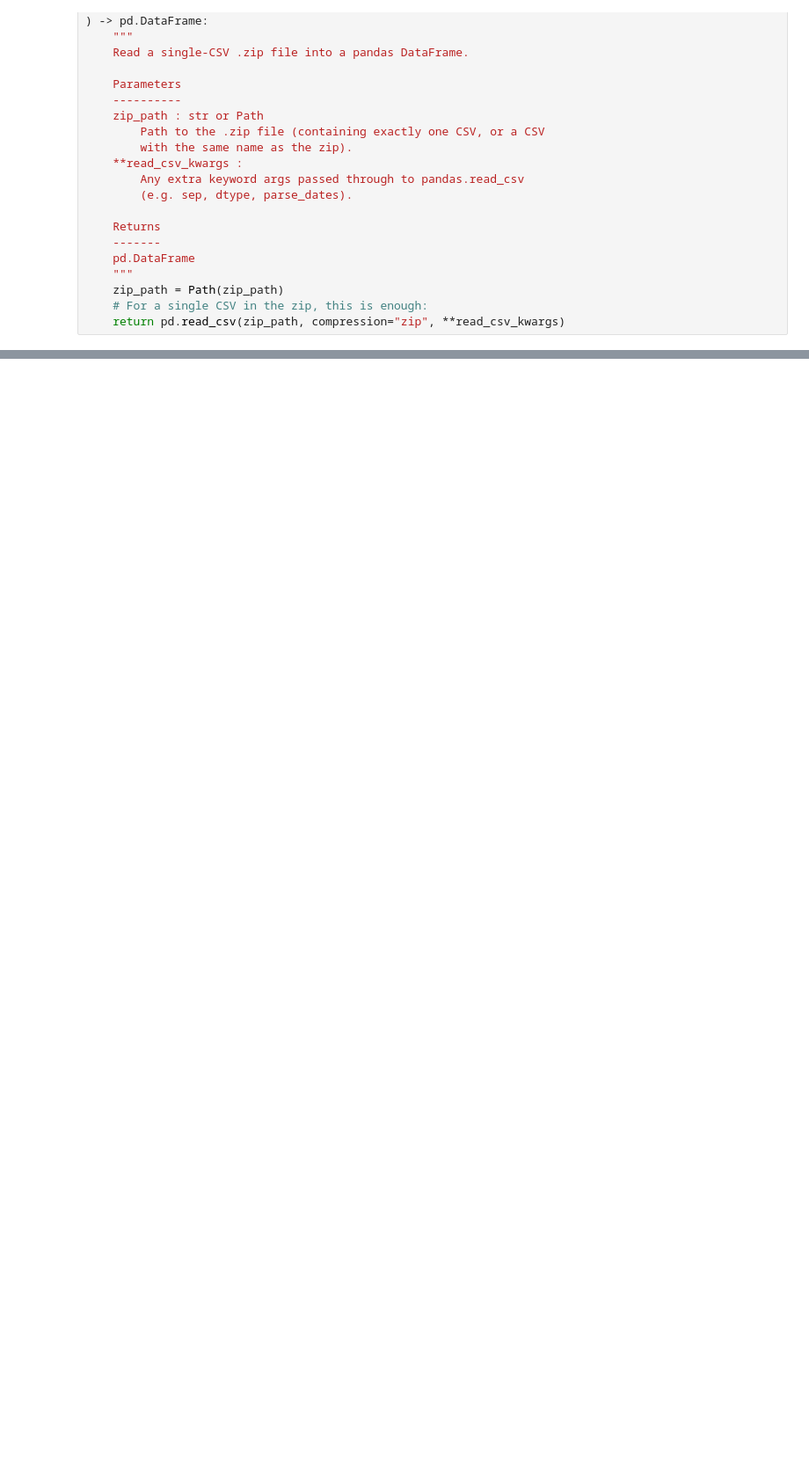
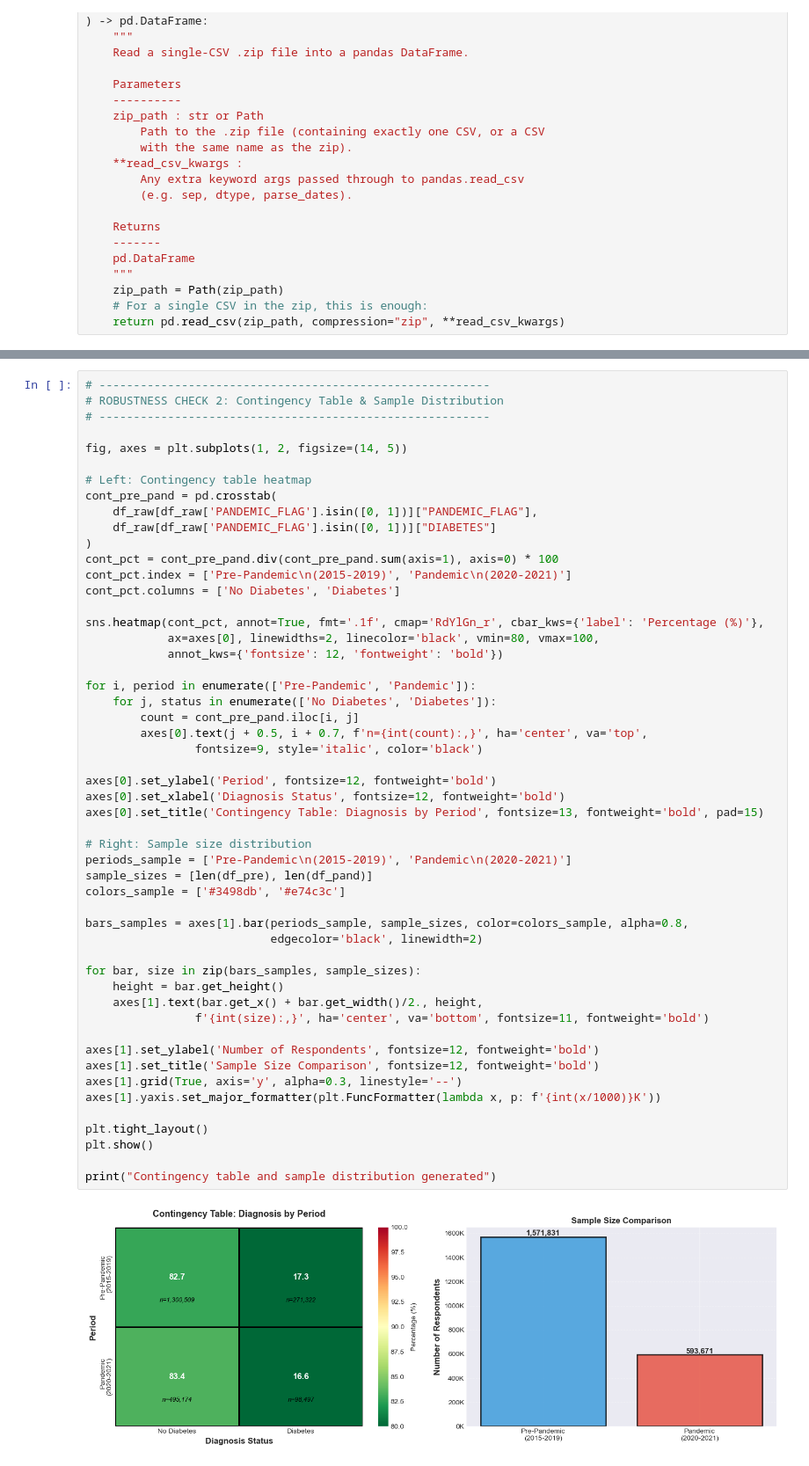
Before and after one commit to cmendonsa/brfss-diabetes-trends, a Jupyter notebook: analysis/RQ2_pandemic_impact.ipynb, the cells around one changed output, grey strips where cells are left out. Shown at 88% size. Drawn from its saved outputs; the diff is of its cells as text; blank space fills up the shorter version.

```diff
--- a/analysis/RQ2_pandemic_impact.ipynb
+++ b/analysis/RQ2_pandemic_impact.ipynb
@@ -100,0 +873,54 @@ p-value: 1.375032621142993e-31
+# %%
+# ---------------------------------------------------------
+# ROBUSTNESS CHECK 2: Contingency Table & Sample Distribution
+# ---------------------------------------------------------
+
+fig, axes = plt.subplots(1, 2, figsize=(14, 5))
+
+# Left: Contingency table heatmap
+cont_pre_pand = pd.crosstab(
+    df_raw[df_raw['PANDEMIC_FLAG'].isin([0, 1])]["PANDEMIC_FLAG"],
+    df_raw[df_raw['PANDEMIC_FLAG'].isin([0, 1])]["DIABETES"]
+)
+cont_pct = cont_pre_pand.div(cont_pre_pand.sum(axis=1), axis=0) * 100
+cont_pct.index = ['Pre-Pandemic\n(2015-2019)', 'Pandemic\n(2020-2021)']
+cont_pct.columns = ['No Diabetes', 'Diabetes']
+
+sns.heatmap(cont_pct, annot=True, fmt='.1f', cmap='RdYlGn_r', cbar_kws={'label': 'Percentage (%)'},
+            ax=axes[0], linewidths=2, linecolor='black', vmin=80, vmax=100,
+            annot_kws={'fontsize': 12, 'fontweight': 'bold'})
+
+for i, period in enumerate(['Pre-Pandemic', 'Pandemic']):
+    for j, status in enumerate(['No Diabetes', 'Diabetes']):
+        count = cont_pre_pand.iloc[i, j]
+        axes[0].text(j + 0.5, i + 0.7, f'n={int(count):,}', ha='center', va='top',
+                fontsize=9, style='italic', color='black')
+
+axes[0].set_ylabel('Period', fontsize=12, fontweight='bold')
+axes[0].set_xlabel('Diagnosis Status', fontsize=12, fontweight='bold')
+axes[0].set_title('Contingency Table: Diagnosis by Period', fontsize=13, fontweight='bold', pad=15)
+
+# Right: Sample size distribution
+periods_sample = ['Pre-Pandemic\n(2015-2019)', 'Pandemic\n(2020-2021)']
+sample_sizes = [len(df_pre), len(df_pand)]
+colors_sample = ['#3498db', '#e74c3c']
+
+bars_samples = axes[1].bar(periods_sample, sample_sizes, color=colors_sample, alpha=0.8,
+                           edgecolor='black', linewidth=2)
+
+for bar, size in zip(bars_samples, sample_sizes):
+    height = bar.get_height()
+    axes[1].text(bar.get_x() + bar.get_width()/2., height,
+                f'{int(size):,}', ha='center', va='bottom', fontsize=11, fontweight='bold')
+
+axes[1].set_ylabel('Number of Respondents', fontsize=12, fontweight='bold')
+axes[1].set_title('Sample Size Comparison', fontsize=12, fontweight='bold')
+axes[1].grid(True, axis='y', alpha=0.3, linestyle='--')
+axes[1].yaxis.set_major_formatter(plt.FuncFormatter(lambda x, p: f'{int(x/1000)}K'))
+
+plt.tight_layout()
+plt.show()
+
+print("Contingency table and sample distribution generated")
+# %% [output]
+[figure, added]
```
Also changed, not shown: parts of 29 cells of this notebook.
